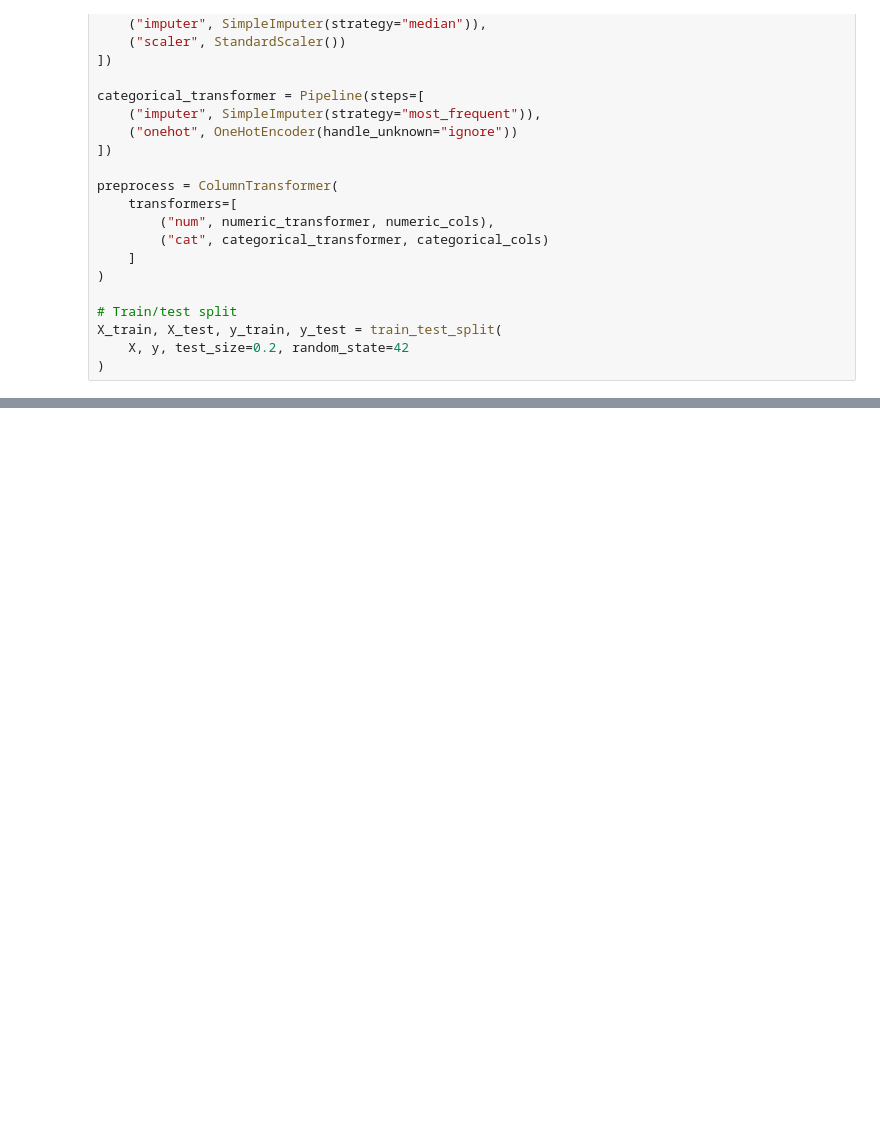
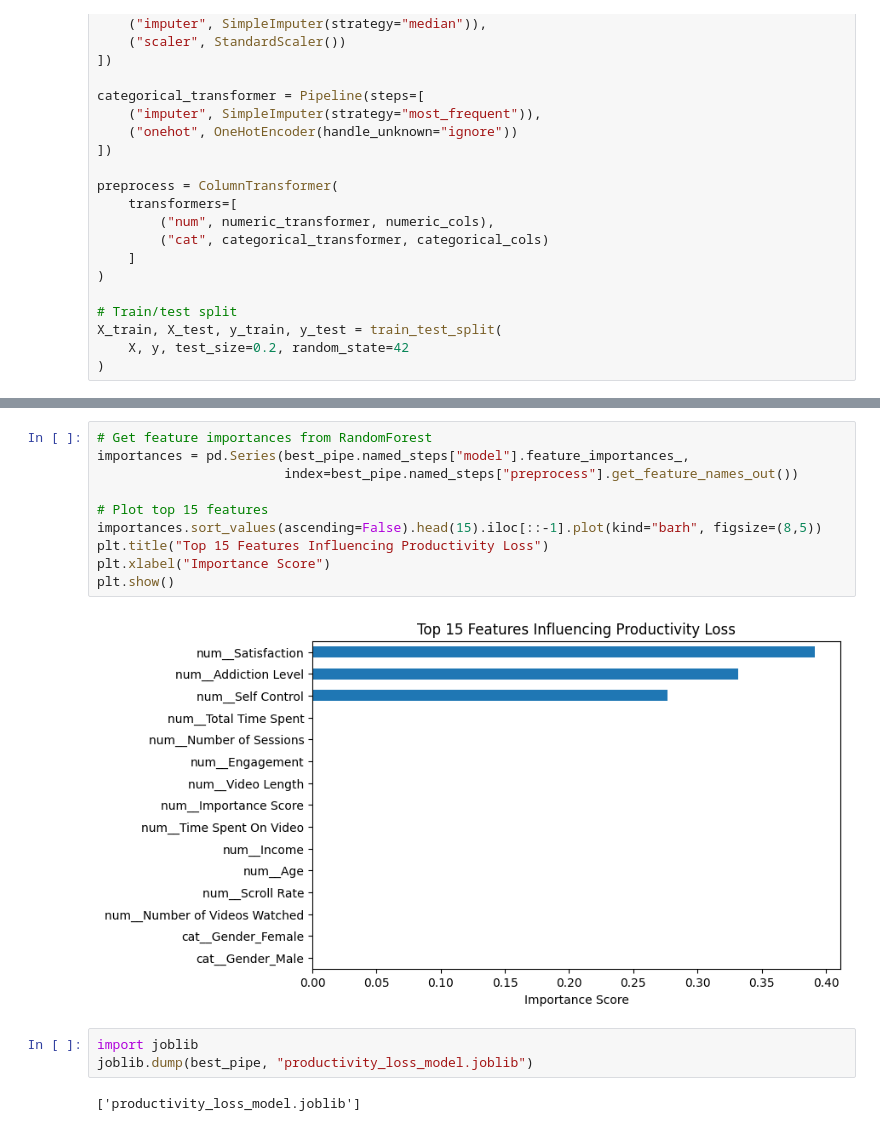
Before and after one commit to Pathushi/Dark-Side-of-Social-Media, a Jupyter notebook: productivity_loss.ipynb, the cells around one changed output, grey strips where cells are left out. Saved outputs shown, nothing was run; the diff lists cells and outputs as text; blank space fills up the shorter version.

Commit message:
Trained the model

```diff
--- a/productivity_loss.ipynb
+++ b/productivity_loss.ipynb
@@ -73,0 +110,17 @@ X_train, X_test, y_train, y_test = train_test_split(
+# %%
+# Get feature importances from RandomForest
+importances = pd.Series(best_pipe.named_steps["model"].feature_importances_,
+                        index=best_pipe.named_steps["preprocess"].get_feature_names_out())
+
+# Plot top 15 features
+importances.sort_values(ascending=False).head(15).iloc[::-1].plot(kind="barh", figsize=(8,5))
+plt.title("Top 15 Features Influencing Productivity Loss")
+plt.xlabel("Importance Score")
+plt.show()
+# %% [output]
+[figure, added]
+# %%
+import joblib
+joblib.dump(best_pipe, "productivity_loss_model.joblib")
+# %% [output]
+['productivity_loss_model.joblib']
```
Also changed, not shown: parts of 13 cells of this notebook, 1 other file.
